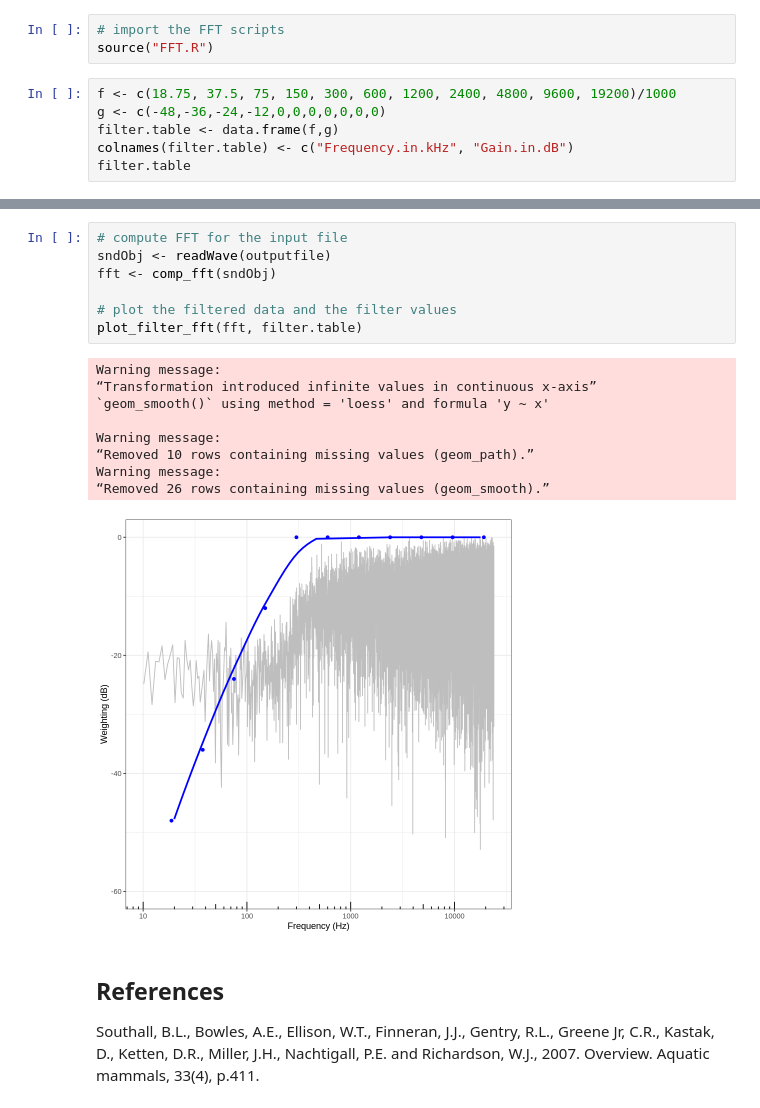
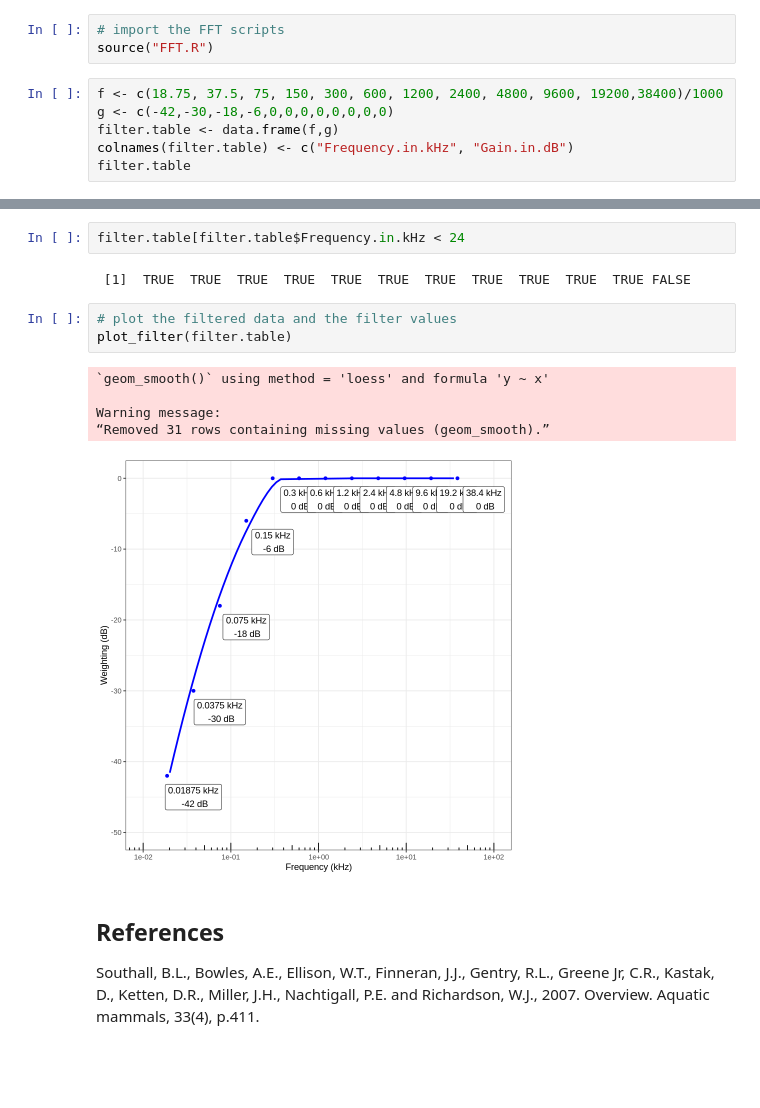
Before and after one commit to MfN-Berlin/HIP_Audio_Filters, a Jupyter notebook: notebook-home/Mid-frequency cetaceans.ipynb, the cells around one changed output, grey strips where cells are left out. Saved outputs shown, nothing was run; the diff lists cells and outputs as text; blank space fills up the shorter version.

```diff
--- a/notebook-home/Mid-frequency cetaceans.ipynb
+++ b/notebook-home/Mid-frequency cetaceans.ipynb
@@ -11,8 +8,8 @@ Lower and upper hearing frequencies are estimated at -80 dB from lowest hearing
 # import the FFT scripts
 source("FFT.R")
 # %%
-f <- c(18.75, 37.5, 75, 150, 300, 600, 1200, 2400, 4800, 9600, 19200)/1000
-g <- c(-48,-36,-24,-12,0,0,0,0,0,0,0)
+f <- c(18.75, 37.5, 75, 150, 300, 600, 1200, 2400, 4800, 9600, 19200,38400)/1000
+g <- c(-42,-30,-18,-6,0,0,0,0,0,0,0,0)
 filter.table <- data.frame(f,g)
 colnames(filter.table) <- c("Frequency.in.kHz", "Gain.in.dB")
 filter.table
@@ -49,20 +41,16 @@ Generate white noise and save it to file
+# %%
+filter.table[filter.table$Frequency.in.kHz < 24
+# %% [output]
+ [1]  TRUE  TRUE  TRUE  TRUE  TRUE  TRUE  TRUE  TRUE  TRUE  TRUE  TRUE FALSE
 # %%
-# compute FFT for the input file
-sndObj <- readWave(outputfile)
-fft <- comp_fft(sndObj)
-
 # plot the filtered data and the filter values
-plot_filter_fft(fft, filter.table)
+plot_filter(filter.table)
 # %% [output]
-Warning message:
-“Transformation introduced infinite values in continuous x-axis”
 `geom_smooth()` using method = 'loess' and formula 'y ~ x'
 
 Warning message:
-“Removed 10 rows containing missing values (geom_path).”
-Warning message:
-“Removed 26 rows containing missing values (geom_smooth).”
+“Removed 31 rows containing missing values (geom_smooth).”
-[figure, old version]
+[figure, new version]
 # %% [markdown]
 ## References
 Southall, B.L., Bowles, A.E., Ellison, W.T., Finneran, J.J., Gentry, R.L., Greene Jr, C.R., Kastak, D., Ketten, D.R., Miller, J.H., Nachtigall, P.E. and Richardson, W.J., 2007. Overview. Aquatic mammals, 33(4), p.411.
```
Also changed, not shown: parts of 5 cells of this notebook, 5 other files.
